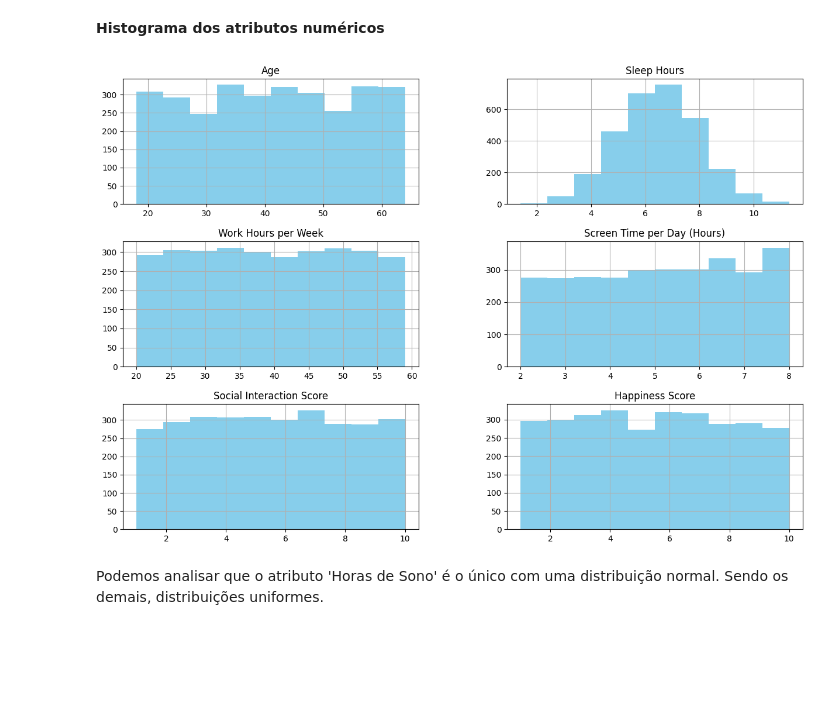
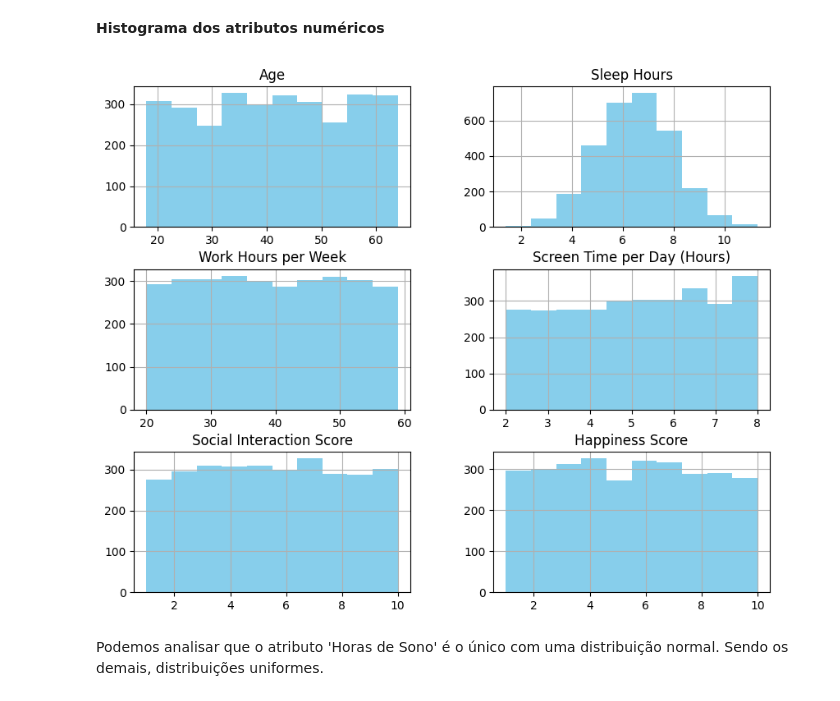
Before and after one commit to hugocfrias/MVP-Machine-Learning, a Jupyter notebook: MVP_Machine_Learning.ipynb, the cells around one changed output. Cells and saved outputs as stored; diff of their text form; code cells hidden in the pictures; blank space fills up the shorter version.

```diff
--- a/MVP_Machine_Learning.ipynb
+++ b/MVP_Machine_Learning.ipynb
@@ -261,10 +261,10 @@ A distribuição de dados descreve como os valores de uma variável se espalham,
 **Histograma dos atributos numéricos**
 # %%
 # Histogramas Variáveis Categóricas
-df.hist(figsize = (15,10),color='skyblue',grid=1)
+df.hist(figsize = (10,8),color='skyblue',grid=1)
 plt.show()
 # %% [output]
-[figure, old version]
+[figure, new version]
 # %% [markdown]
 Podemos analisar que o atributo 'Horas de Sono' é o único com uma distribuição normal. Sendo os demais, distribuições uniformes.
 # %% [markdown]
```
Also changed, not shown: parts of 3 cells of this notebook.
